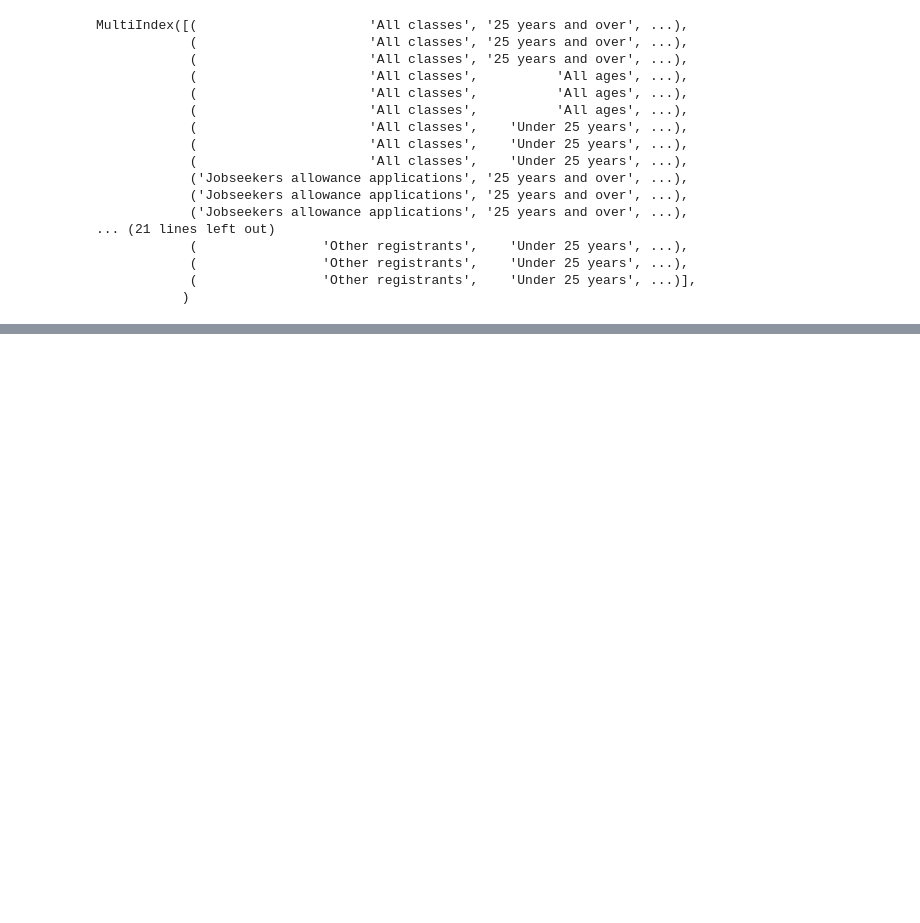
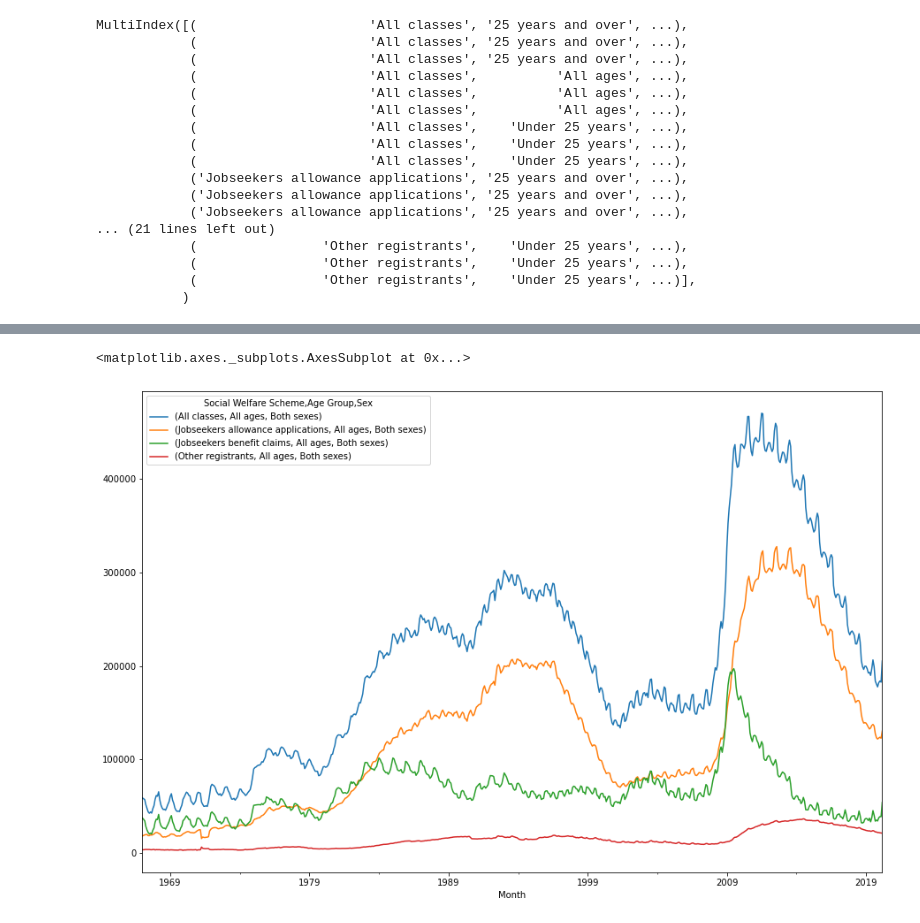
Before and after one commit to ML-COVID-19/data, a Jupyter notebook: CSO/Live Register Example.ipynb, the cells around one changed output, grey strips where cells are left out. Saved outputs shown, nothing was run; the diff lists cells and outputs as text; code cells hidden in the pictures; blank space fills up the shorter version.

Commit message:
Tutorial on getting data from CSO

```diff
--- a/CSO/Live Register Example.ipynb
+++ b/CSO/Live Register Example.ipynb
@@ -81,3 +117,4 @@ with open("LRM01","r") as f:
 # %%
-ds["dataset"].keys()
+ds = db.dataset(0)
+ds
 # %% [output]
@@ -88,0 +142,3 @@ ds["dataset"]["label"]
+# %%
+df = ds.to_data_frame()
+df
@@ -88,0 +161,4 @@ ds["dataset"]["label"]
+# %%
+df = df.pivot_table(index="Month",columns=["Social Welfare Scheme","Age Group","Sex"],
+                    values="Value")
+df
@@ -88,0 +184,3 @@ ds["dataset"]["label"]
+# %%
+df.index = pd.to_datetime(df.index,format="%YM%m")
+df
@@ -88,0 +204,5 @@ ds["dataset"]["label"]
+# %%
+df.loc[:, idx[:,"All ages","Both sexes"] ].plot(figsize=(15,10))
+# %% [output]
+<matplotlib.axes._subplots.AxesSubplot at 0x...>
+[figure, added]
```
Also changed, not shown: parts of 18 cells of this notebook.
